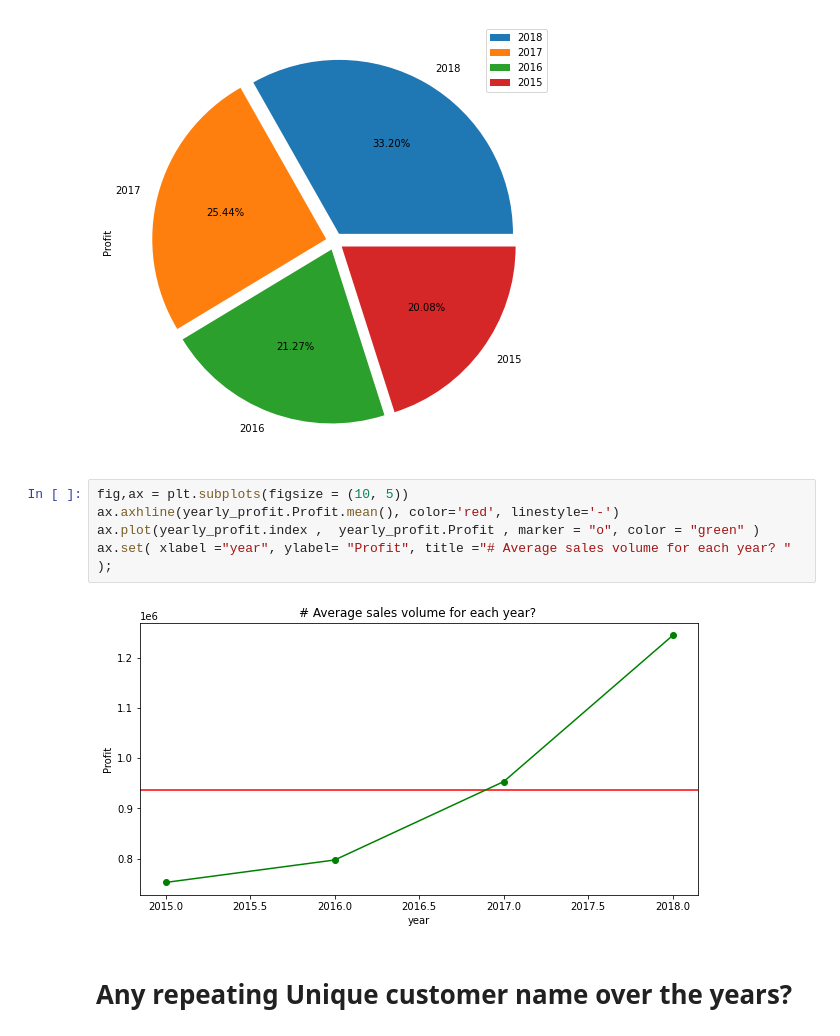
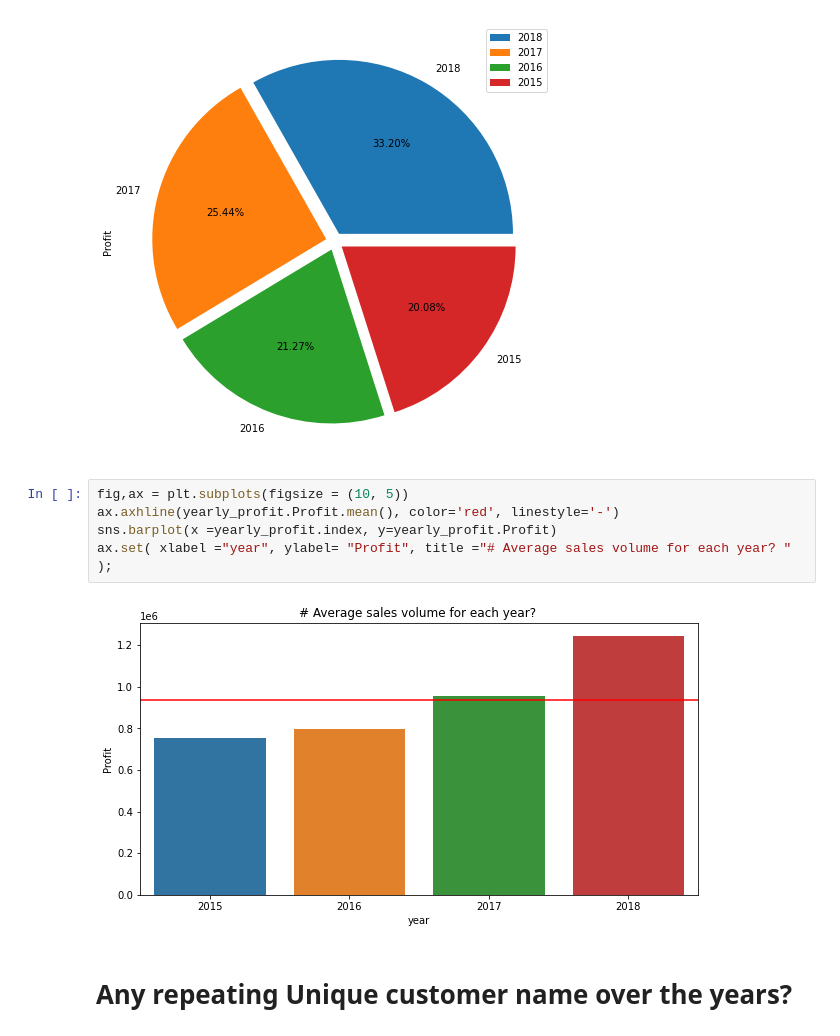
Before and after one commit to godwinnwalozie/Cricket--Every-International-Innings--1981-2022-, a Jupyter notebook: supermarket.ipynb, the cells around one changed output. Cells and saved outputs as stored; diff of their text form.

```diff
--- a/supermarket.ipynb
+++ b/supermarket.ipynb
@@ -171,10 +171,10 @@ array([<AxesSubplot:ylabel='Profit'>], dtype=object)
 # %%
 fig,ax = plt.subplots(figsize = (10, 5))
 ax.axhline(yearly_profit.Profit.mean(), color='red', linestyle='-')
-ax.plot(yearly_profit.index ,  yearly_profit.Profit , marker = "o", color = "green" )
+sns.barplot(x =yearly_profit.index, y=yearly_profit.Profit)
 ax.set( xlabel ="year", ylabel= "Profit", title ="# Average sales volume for each year? " );
 # %% [output]
-[figure, old version]
+[figure, new version]
 # %% [markdown]
 # Any repeating Unique customer name over the years?
 # %% [markdown]
```
